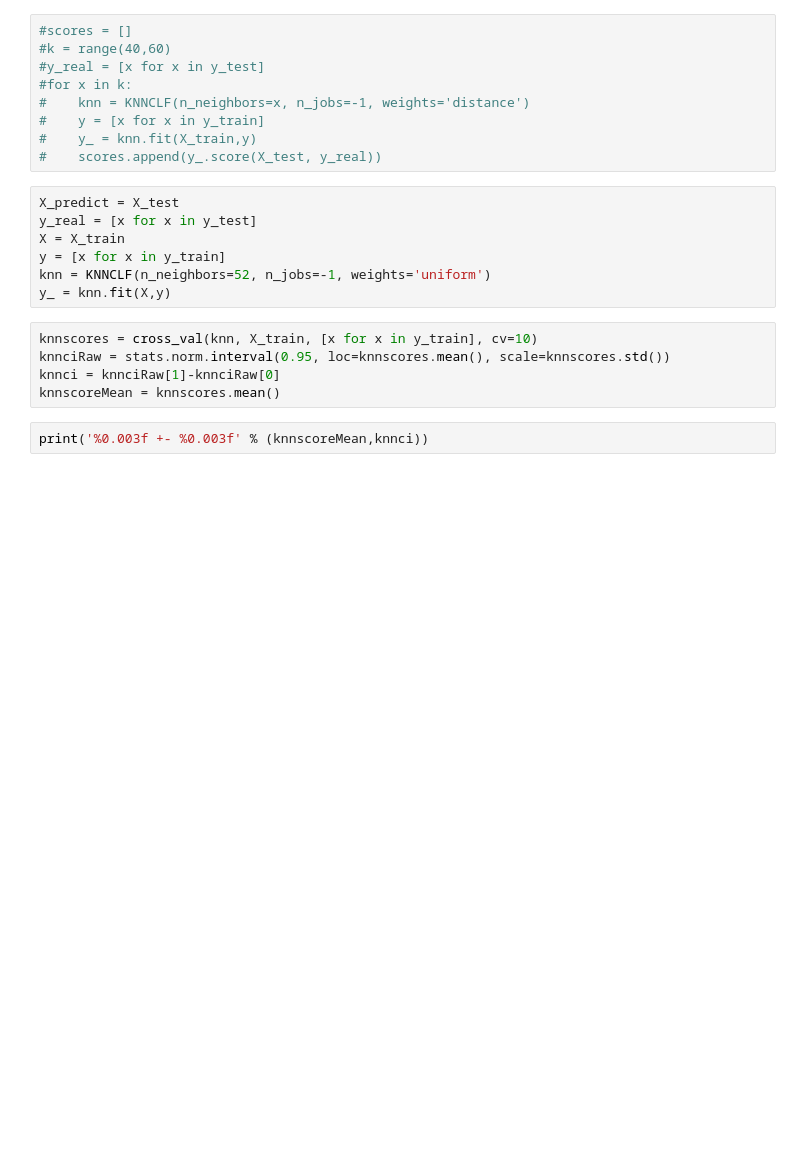
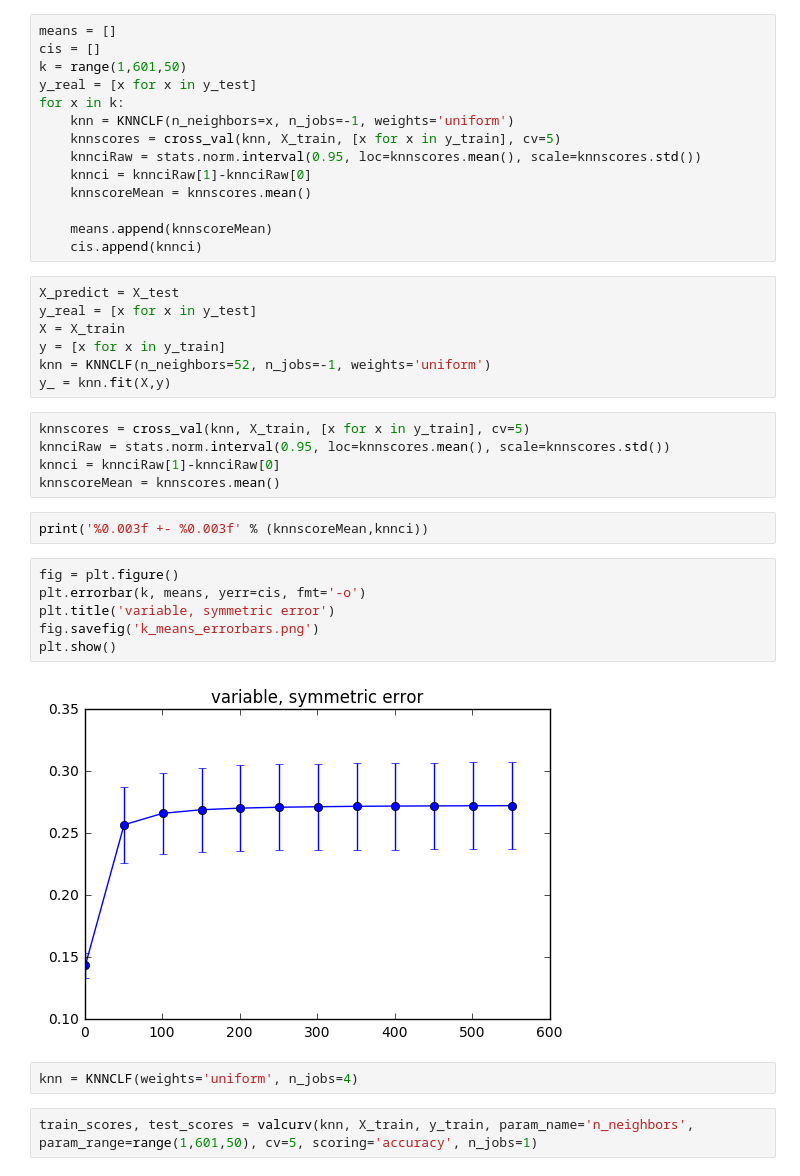
Before and after one commit to MartinBagge/DataScience, a Jupyter notebook: KNN.ipynb, the cells around one changed output. Drawn from its saved outputs; the diff is of its cells as text; blank space fills up the shorter version.

```diff
--- a/KNN.ipynb
+++ b/KNN.ipynb
@@ -3,12 +5,17 @@
 # %%
-#scores = []
-#k = range(40,60)
-#y_real = [x for x in y_test]
-#for x in k:
-#    knn = KNNCLF(n_neighbors=x, n_jobs=-1, weights='distance')
-#    y = [x for x in y_train]
-#    y_ = knn.fit(X_train,y)
-#    scores.append(y_.score(X_test, y_real))
+means = []
+cis = []
+k = range(1,601,50)
+y_real = [x for x in y_test]
+for x in k:
+    knn = KNNCLF(n_neighbors=x, n_jobs=-1, weights='uniform')
+    knnscores = cross_val(knn, X_train, [x for x in y_train], cv=5)
+    knnciRaw = stats.norm.interval(0.95, loc=knnscores.mean(), scale=knnscores.std())
+    knnci = knnciRaw[1]-knnciRaw[0]
+    knnscoreMean = knnscores.mean()
+
+    means.append(knnscoreMean)
+    cis.append(knnci)
 # %%
 X_predict = X_test
 y_real = [x for x in y_test]
@@ -17,9 +24,21 @@ y = [x for x in y_train]
 knn = KNNCLF(n_neighbors=52, n_jobs=-1, weights='uniform')
 y_ = knn.fit(X,y)
 # %%
-knnscores = cross_val(knn, X_train, [x for x in y_train], cv=10)
+knnscores = cross_val(knn, X_train, [x for x in y_train], cv=5)
 knnciRaw = stats.norm.interval(0.95, loc=knnscores.mean(), scale=knnscores.std())
 knnci = knnciRaw[1]-knnciRaw[0]
 knnscoreMean = knnscores.mean()
 # %%
 print('%0.003f +- %0.003f' % (knnscoreMean,knnci))
+# %%
+fig = plt.figure()
+plt.errorbar(k, means, yerr=cis, fmt='-o')
+plt.title('variable, symmetric error')
+fig.savefig('k_means_errorbars.png')
+plt.show()
+# %% [output]
+[figure, added]
+# %%
+knn = KNNCLF(weights='uniform', n_jobs=4)
+# %%
+train_scores, test_scores = valcurv(knn, X_train, y_train, param_name='n_neighbors', param_range=range(1,601,50), cv=5, scoring='accuracy', n_jobs=1)
```
Also changed, not shown: parts of 4 cells of this notebook, 4 other files.
